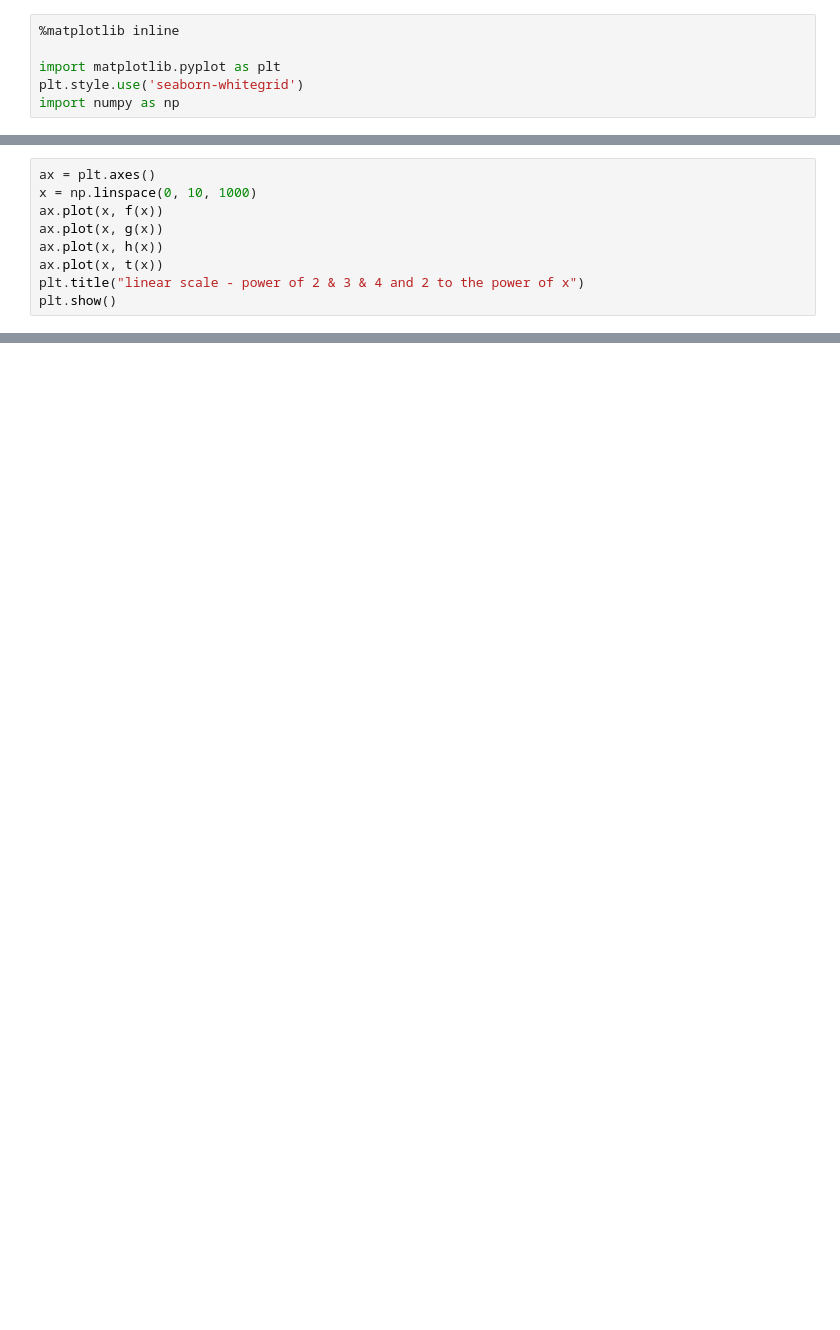
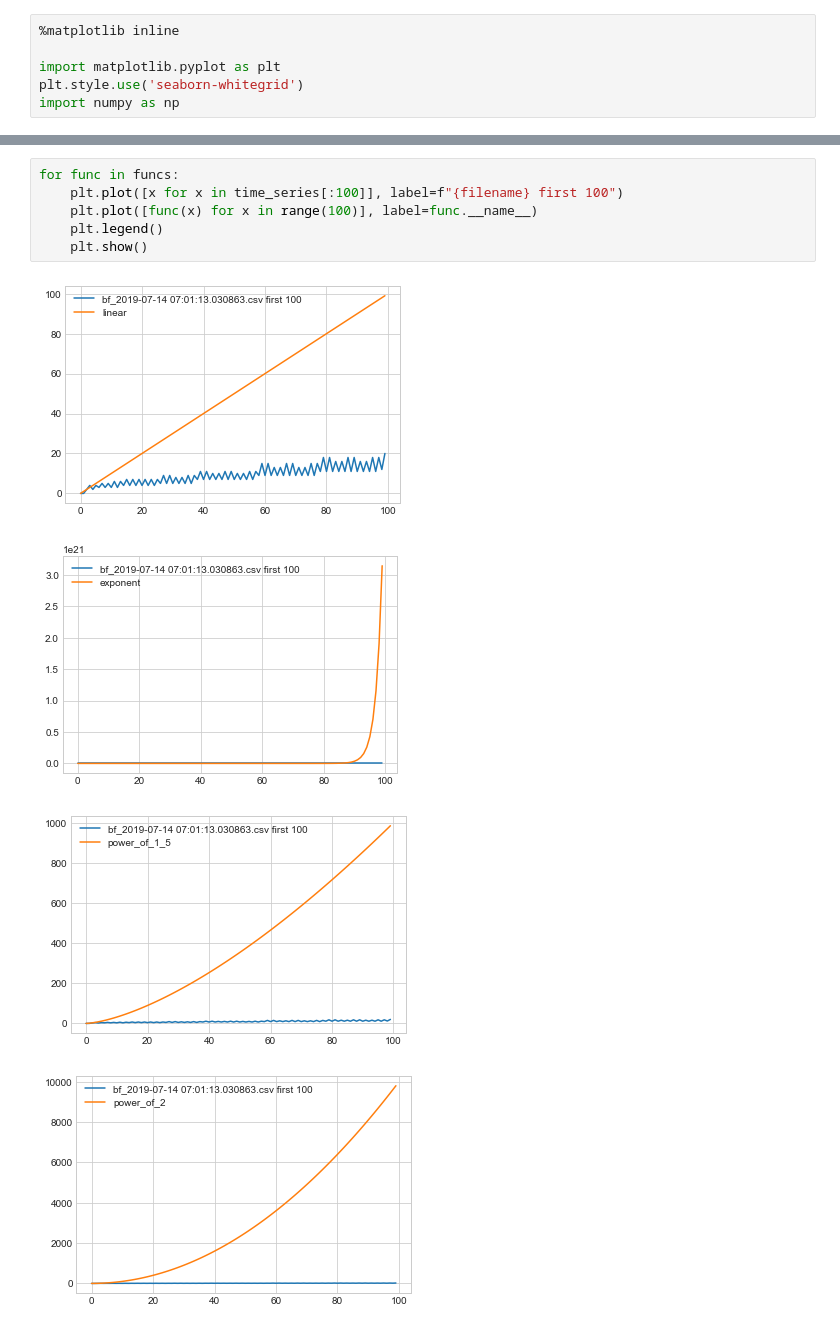
Before and after one commit to amor71/time-series-analysis, a Jupyter notebook: viewers/powers.ipynb, the cells around one changed output, grey strips where cells are left out. Cells and saved outputs as stored; diff of their text form; blank space fills up the shorter version.

```diff
--- a/viewers/powers.ipynb
+++ b/viewers/powers.ipynb
@@ -46,9 +45,0 @@ plt.show()
-# %%
-ax = plt.axes()
-x = np.linspace(0, 10, 1000)
-ax.plot(x, f(x))
-ax.plot(x, g(x))
-ax.plot(x, h(x))
-ax.plot(x, t(x))
-plt.title("linear scale - power of 2 & 3 & 4 and 2 to the power of x")
-plt.show()
@@ -111,0 +61,11 @@ plt.show()
+# %%
+for func in funcs:
+    plt.plot([x for x in time_series[:100]], label=f"{filename} first 100")
+    plt.plot([func(x) for x in range(100)], label=func.__name__)
+    plt.legend()
+    plt.show()
+# %% [output]
+[figure, added]
+[figure, added]
+[figure, added]
+[figure, added]
```
Also changed, not shown: parts of 20 cells of this notebook.
